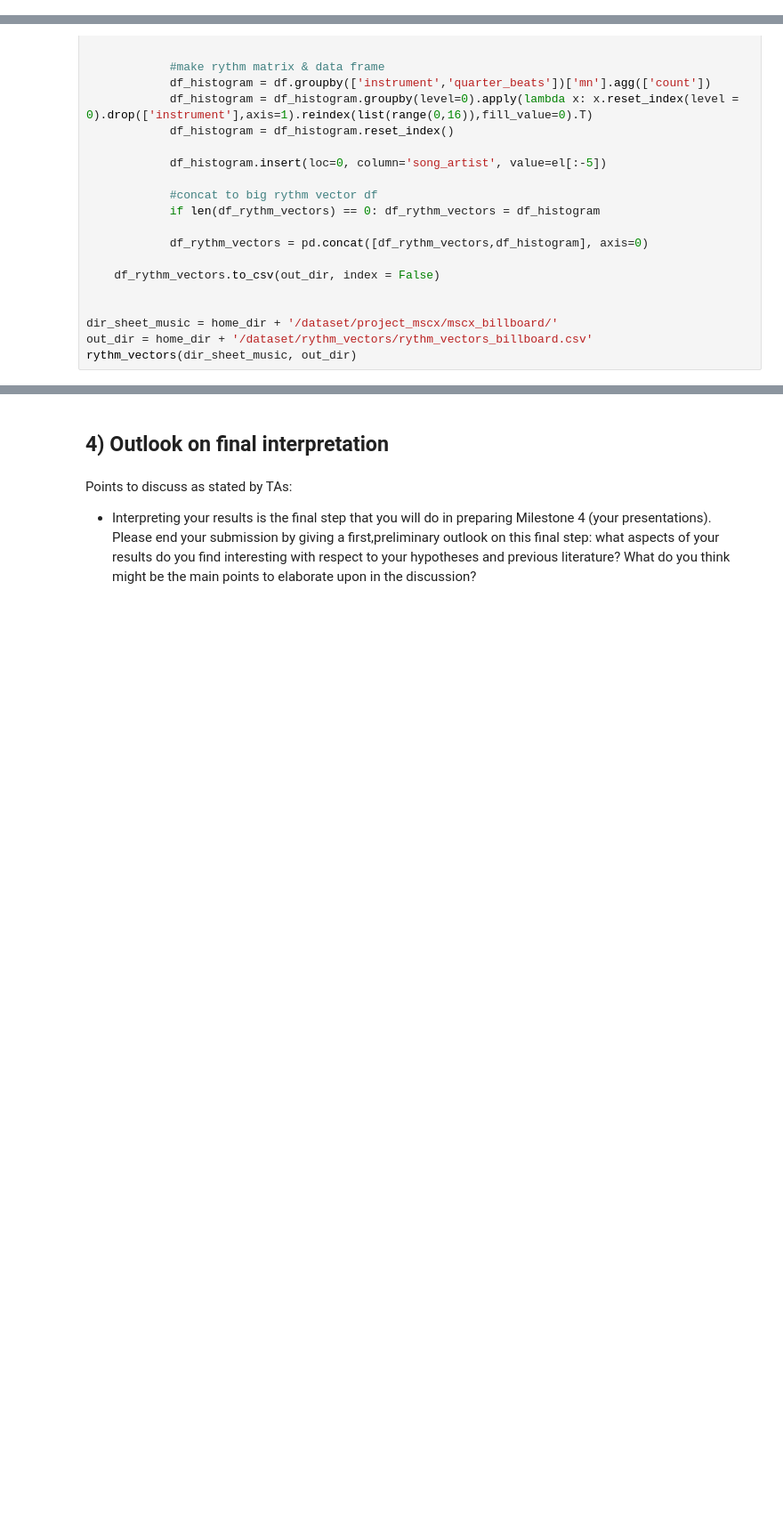
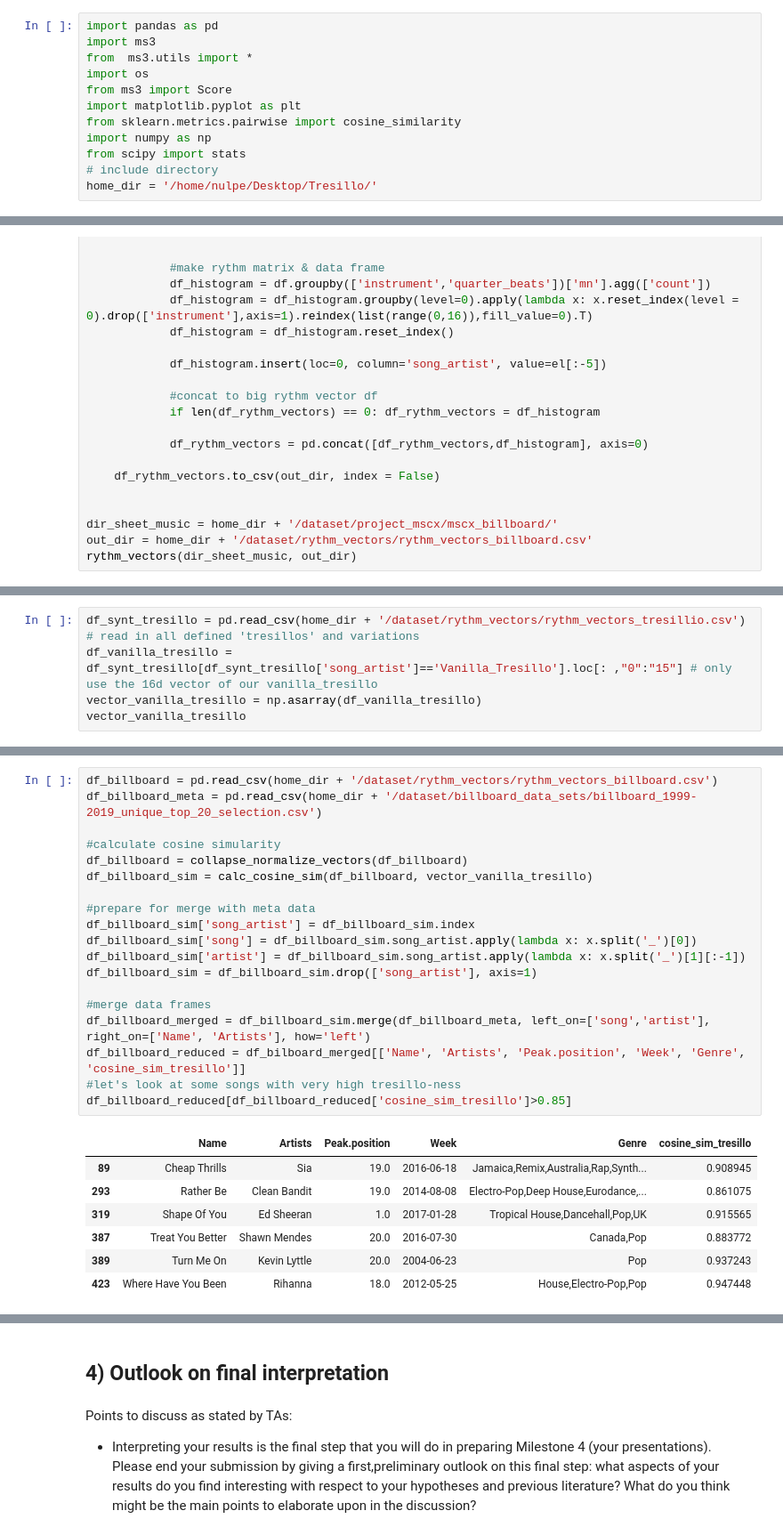
Before and after one commit to pushkarjajoria/Tresillo, a Jupyter notebook: src/milestone_3_sugessted_structure.ipynb, the cells around one changed output, grey strips where cells are left out. Shown: that part at 89% size. Saved outputs shown, nothing was run; the diff lists cells and outputs as text; blank space fills up the shorter version.

```diff
--- a/src/milestone_3_sugessted_structure.ipynb
+++ b/src/milestone_3_sugessted_structure.ipynb
@@ -1,3 +1,15 @@
+# %%
+import pandas as pd
+import ms3
+from  ms3.utils import *
+import os
+from ms3 import Score
+import matplotlib.pyplot as plt
+from sklearn.metrics.pairwise import cosine_similarity
+import numpy as np
+from scipy import stats
+# include directory
+home_dir = '/home/nulpe/Desktop/Tresillo/'
 # %% [markdown]
 # Towards a Rhythmical Definition of the Tressilio beat and a Tracing of it in Popular Music
 # %% [markdown]
@@ -260,0 +303,5 @@ rythm_vectors(dir_sheet_music, out_dir)
+# %%
+df_synt_tresillo = pd.read_csv(home_dir + '/dataset/rythm_vectors/rythm_vectors_tresillio.csv') # read in all defined 'tresillos' and variations
+df_vanilla_tresillo = df_synt_tresillo[df_synt_tresillo['song_artist']=='Vanilla_Tresillo'].loc[: ,"0":"15"] # only use the 16d vector of our vanilla_tresillo
+vector_vanilla_tresillo = np.asarray(df_vanilla_tresillo)
+vector_vanilla_tresillo
@@ -260,0 +389,27 @@ rythm_vectors(dir_sheet_music, out_dir)
+# %%
+df_billboard = pd.read_csv(home_dir + '/dataset/rythm_vectors/rythm_vectors_billboard.csv')
+df_billboard_meta = pd.read_csv(home_dir + '/dataset/billboard_data_sets/billboard_1999-2019_unique_top_20_selection.csv')
+
+#calculate cosine simularity
+df_billboard = collapse_normalize_vectors(df_billboard)
+df_billboard_sim = calc_cosine_sim(df_billboard, vector_vanilla_tresillo)
+
+#prepare for merge with meta data
+df_billboard_sim['song_artist'] = df_billboard_sim.index
+df_billboard_sim['song'] = df_billboard_sim.song_artist.apply(lambda x: x.split('_')[0])
+df_billboard_sim['artist'] = df_billboard_sim.song_artist.apply(lambda x: x.split('_')[1][:-1])
+df_billboard_sim = df_billboard_sim.drop(['song_artist'], axis=1)
+
+#merge data frames
+df_billboard_merged = df_billboard_sim.merge(df_billboard_meta, left_on=['song','artist'], right_on=['Name', 'Artists'], how='left')
+df_billboard_reduced = df_bilboard_merged[['Name', 'Artists', 'Peak.position', 'Week', 'Genre', 'cosine_sim_tresillo']]
+#let's look at some songs with very high tresillo-ness
+df_billboard_reduced[df_billboard_reduced['cosine_sim_tresillo']>0.85]
+# %% [output]
+|  | Name | Artists | Peak.position | Week | Genre | cosine_sim_tresillo |
+| 89 | Cheap Thrills | Sia | 19.0 | 2016-06-18 | Jamaica,Remix,Australia,Rap,Synth... | 0.908945 |
+| 293 | Rather Be | Clean Bandit | 19.0 | 2014-08-08 | Electro-Pop,Deep House,Eurodance,... | 0.861075 |
+| 319 | Shape Of You | Ed Sheeran | 1.0 | 2017-01-28 | Tropical House,Dancehall,Pop,UK | 0.915565 |
+| 387 | Treat You Better | Shawn Mendes | 20.0 | 2016-07-30 | Canada,Pop | 0.883772 |
+| 389 | Turn Me On | Kevin Lyttle | 20.0 | 2004-06-23 | Pop | 0.937243 |
+| 423 | Where Have You Been | Rihanna | 18.0 | 2012-05-25 | House,Electro-Pop,Pop | 0.947448 |
```
Also changed, not shown: parts of 23 cells of this notebook.
